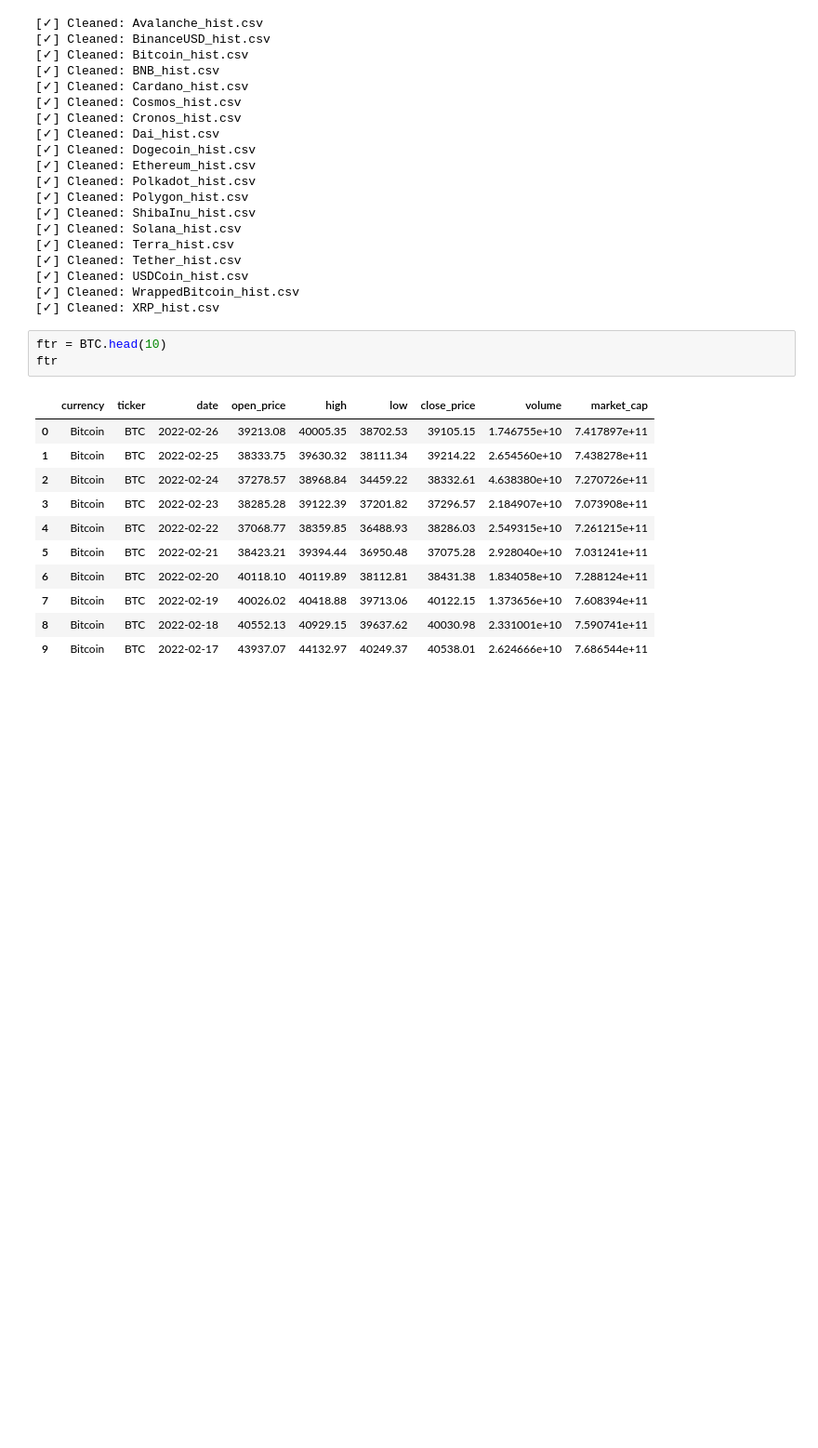
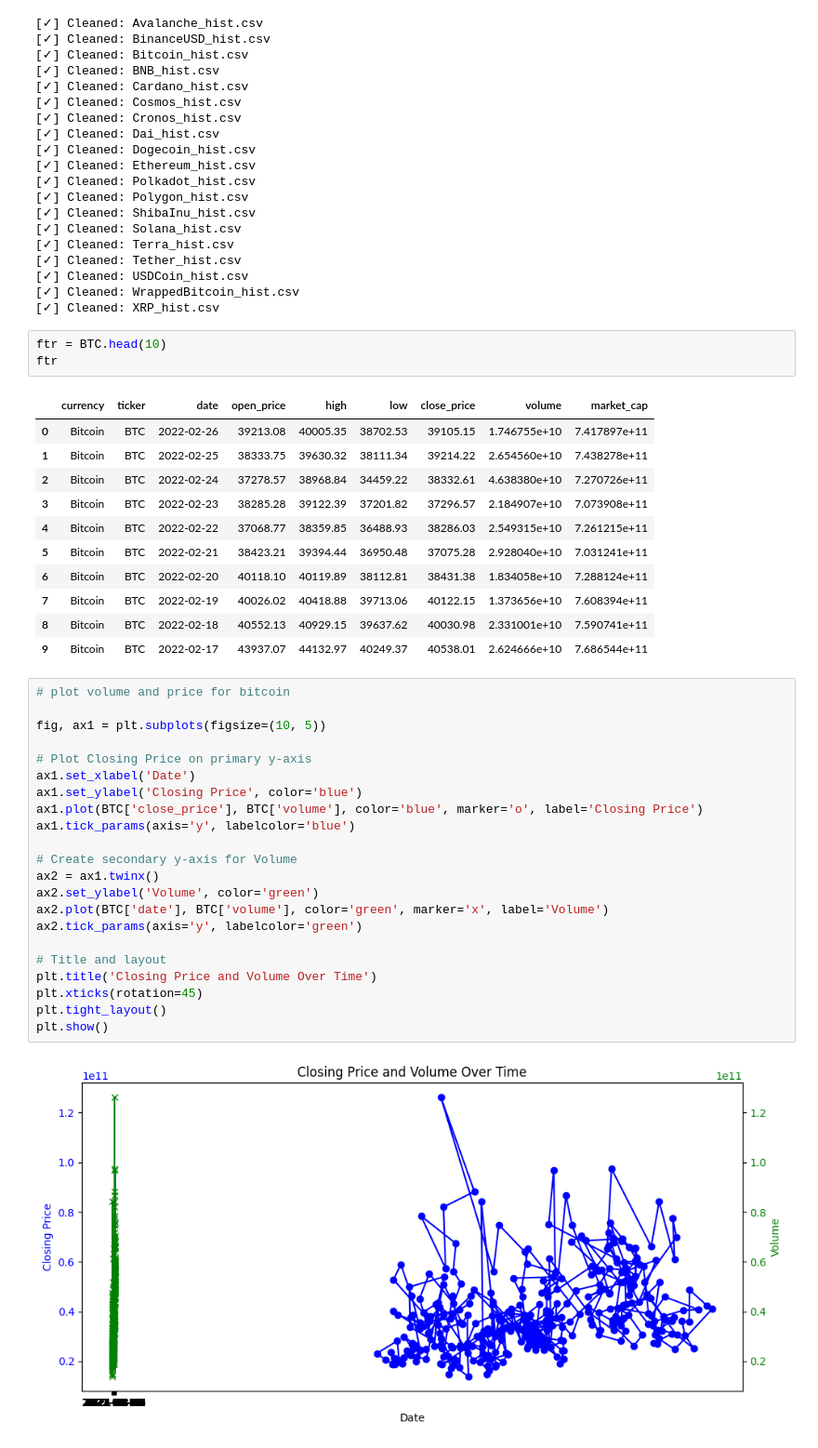
Before and after one commit to psychoautic/Crypto-prices-EDA, a Jupyter notebook: EDA.ipynb, the cells around one changed output. Shown at 93% size. Saved outputs shown, nothing was run; the diff lists cells and outputs as text; blank space fills up the shorter version.

```diff
--- a/EDA.ipynb
+++ b/EDA.ipynb
@@ -858,3 +934,27 @@ ftr
 | 7 | Bitcoin | BTC | 2022-02-19 | 40026.02 | 40418.88 | 39713.06 | 40122.15 | 1.373656e+10 | 7.608394e+11 |
 | 8 | Bitcoin | BTC | 2022-02-18 | 40552.13 | 40929.15 | 39637.62 | 40030.98 | 2.331001e+10 | 7.590741e+11 |
 | 9 | Bitcoin | BTC | 2022-02-17 | 43937.07 | 44132.97 | 40249.37 | 40538.01 | 2.624666e+10 | 7.686544e+11 |
+# %%
+# plot volume and price for bitcoin
+
+fig, ax1 = plt.subplots(figsize=(10, 5))
+
+# Plot Closing Price on primary y-axis
+ax1.set_xlabel('Date')
+ax1.set_ylabel('Closing Price', color='blue')
+ax1.plot(BTC['close_price'], BTC['volume'], color='blue', marker='o', label='Closing Price')
+ax1.tick_params(axis='y', labelcolor='blue')
+
+# Create secondary y-axis for Volume
+ax2 = ax1.twinx()
+ax2.set_ylabel('Volume', color='green')
+ax2.plot(BTC['date'], BTC['volume'], color='green', marker='x', label='Volume')
+ax2.tick_params(axis='y', labelcolor='green')
+
+# Title and layout
+plt.title('Closing Price and Volume Over Time')
+plt.xticks(rotation=45)
+plt.tight_layout()
+plt.show()
+# %% [output]
+[figure, added]
```
Also changed, not shown: parts of 42 cells of this notebook, 1 other file.
